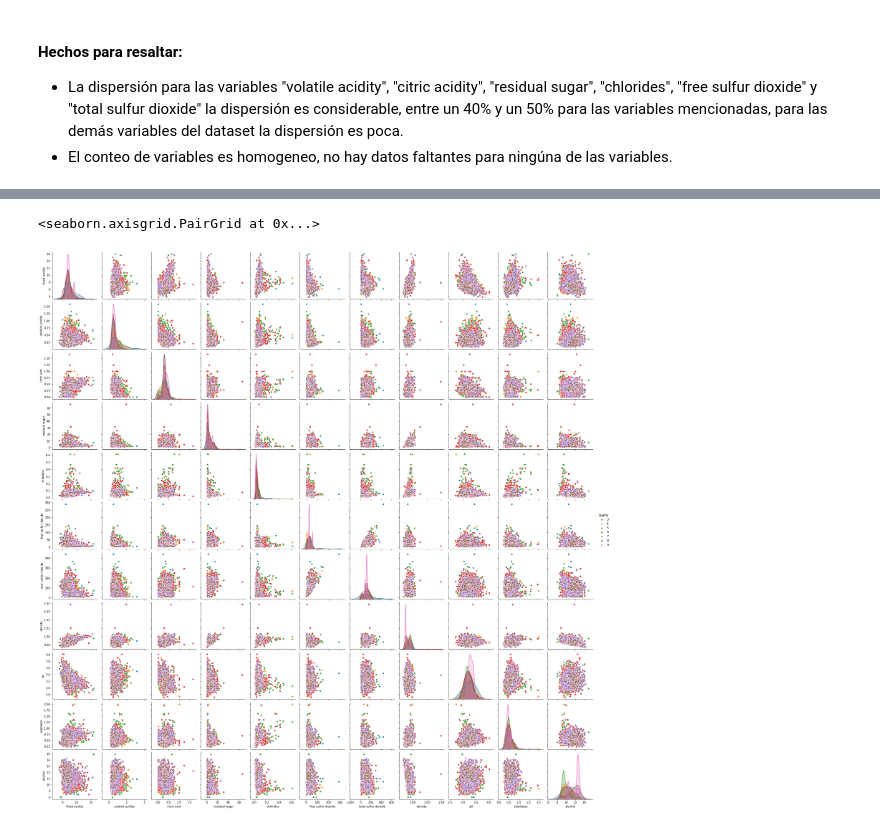
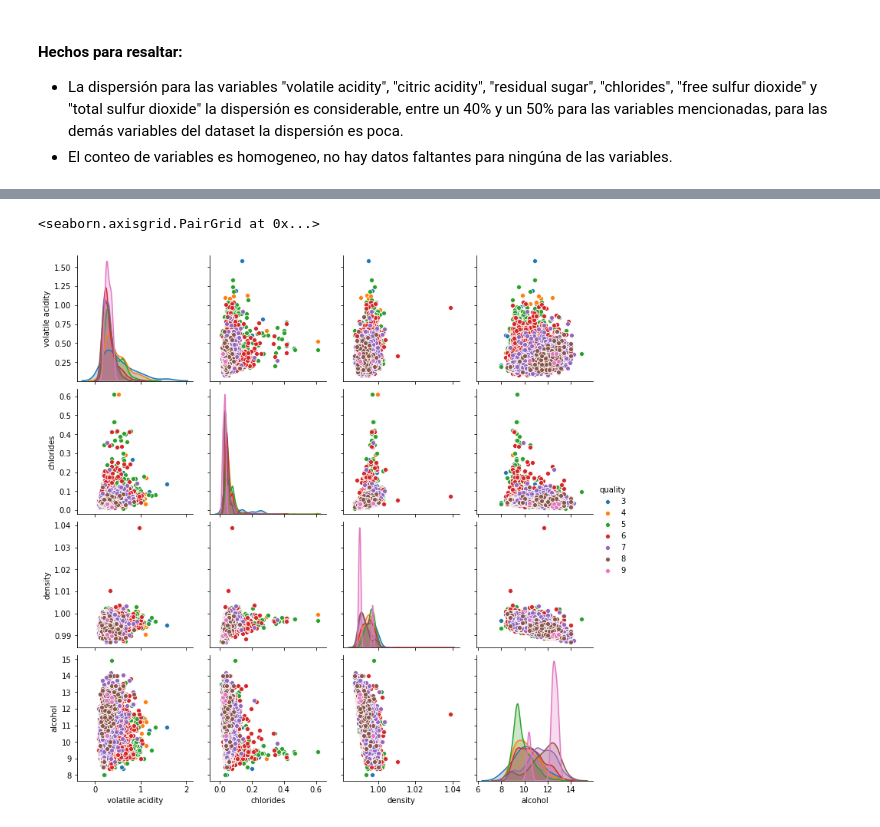
Before and after one commit to jmmendozae/DS_Projects_MM, a Jupyter notebook: Exploring Wines.ipynb, the cells around one changed output, grey strips where cells are left out. Cells and saved outputs as stored; diff of their text form; code cells hidden in the pictures.

Commit message:
corrmat and pairplot

```diff
--- a/Exploring Wines.ipynb
+++ b/Exploring Wines.ipynb
@@ -188,5 +196,6 @@ wines.describe()
 # %%
-sns.pairplot(data= wines, hue='quality')
+matters =["volatile acidity", "chlorides","density", "alcohol"]
+sns.pairplot(data= wines,vars = matters, hue='quality')
 # %% [output]
 <seaborn.axisgrid.PairGrid at 0x...>
-[figure, old version]
+[figure, new version]
```
Also changed, not shown: parts of 5 cells of this notebook.
